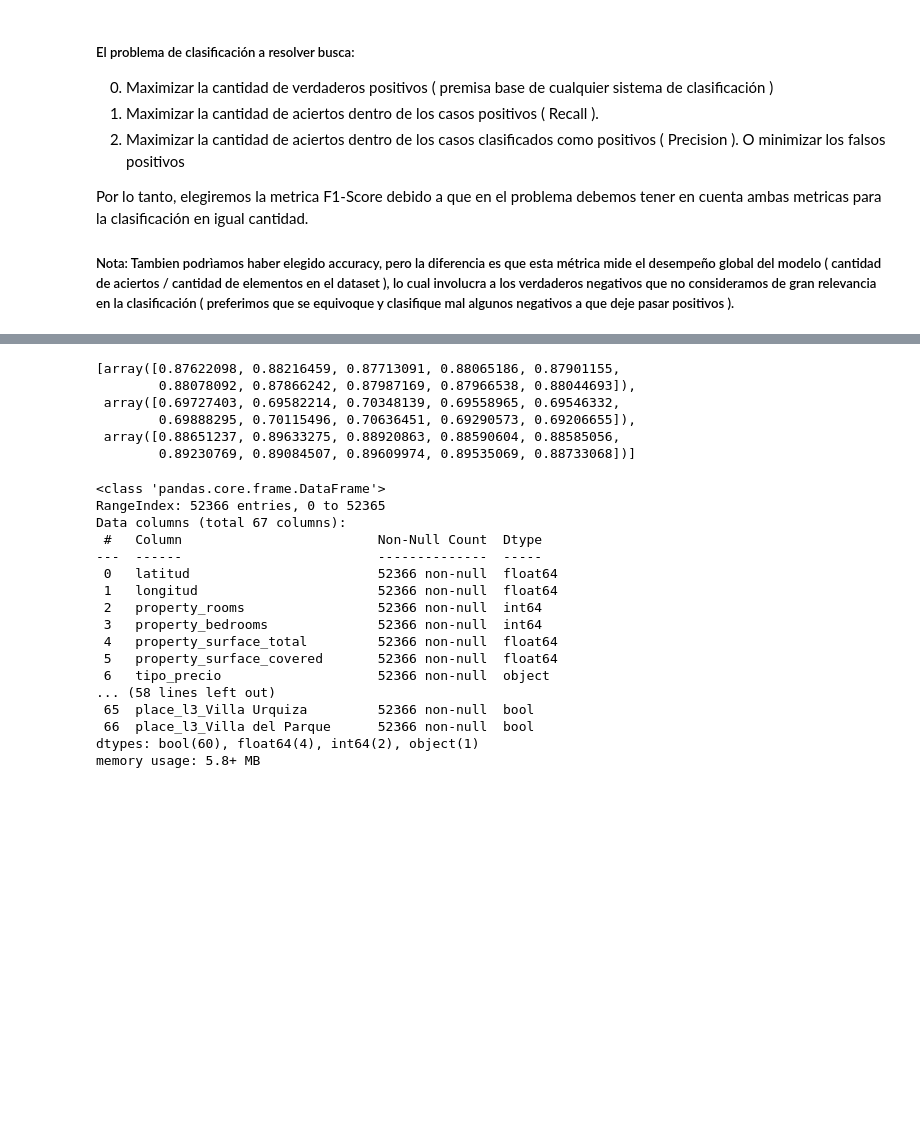
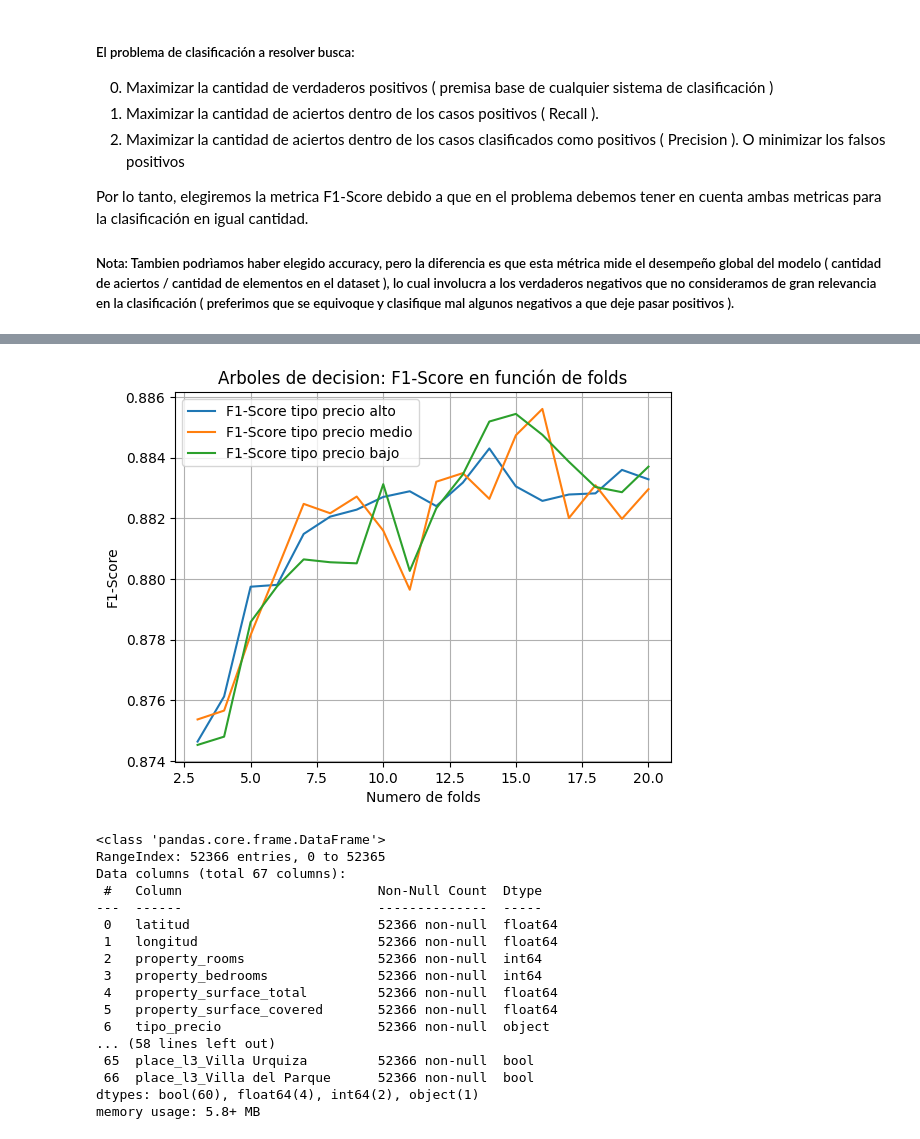
Before and after one commit to sttesta3/7506R-1C2024-GRUPO08, a Jupyter notebook: Clasificación.ipynb, the cells around one changed output, grey strips where cells are left out. Saved outputs shown, nothing was run; the diff lists cells and outputs as text; code cells hidden in the pictures; blank space fills up the shorter version.

```diff
--- a/Clasificación.ipynb
+++ b/Clasificación.ipynb
@@ -353,12 +373,28 @@ KeyboardInterrupt:
-# %%
-metricsCV_total
-# %% [output]
-[array([0.87622098, 0.88216459, 0.87713091, 0.88065186, 0.87901155,
-        0.88078092, 0.87866242, 0.87987169, 0.87966538, 0.88044693]),
- array([0.69727403, 0.69582214, 0.70348139, 0.69558965, 0.69546332,
-        0.69888295, 0.70115496, 0.70636451, 0.69290573, 0.69206655]),
- array([0.88651237, 0.89633275, 0.88920863, 0.88590604, 0.88585056,
-        0.89230769, 0.89084507, 0.89609974, 0.89535069, 0.88733068])]
+# %%
+def promedio(lista):
+  return sum(lista)/len(lista)
+
+def calcular_promedios(lista):
+  resultado = []
+  for i in range(len(lista)):
+    resultado.append(promedio(lista[i]))
+  return resultado
+
+tipo_precio_alto = calcular_promedios(metricsCV_arboles[0])
+tipo_precio_medio = calcular_promedios(metricsCV_arboles[1])
+tipo_precio_bajo = calcular_promedios(metricsCV_arboles[2])
+
+plt.plot(range(3,21), tipo_precio_alto, label="F1-Score tipo precio alto")
+plt.plot(range(3,21), tipo_precio_medio, label="F1-Score tipo precio medio")
+plt.plot(range(3,21), tipo_precio_bajo, label="F1-Score tipo precio bajo")
+plt.xlabel("Numero de folds")
+plt.ylabel("F1-Score")
+plt.grid()
+plt.legend()
+plt.title("Arboles de decision: F1-Score en función de folds")
+plt.show()
+# %% [output]
+[figure, added]
 # %%
 ds_id3 = pd.get_dummies(ds.drop(columns=["property_price","pxm2"]),columns=["property_type","place_l3"])
 ds_id3.info()
```
Also changed, not shown: parts of 3 cells of this notebook.
